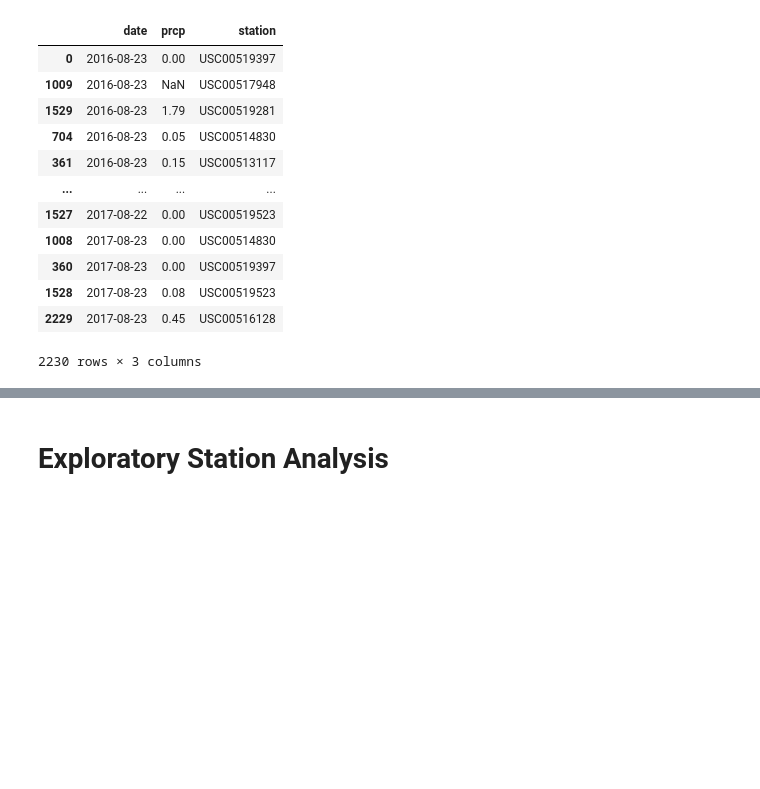
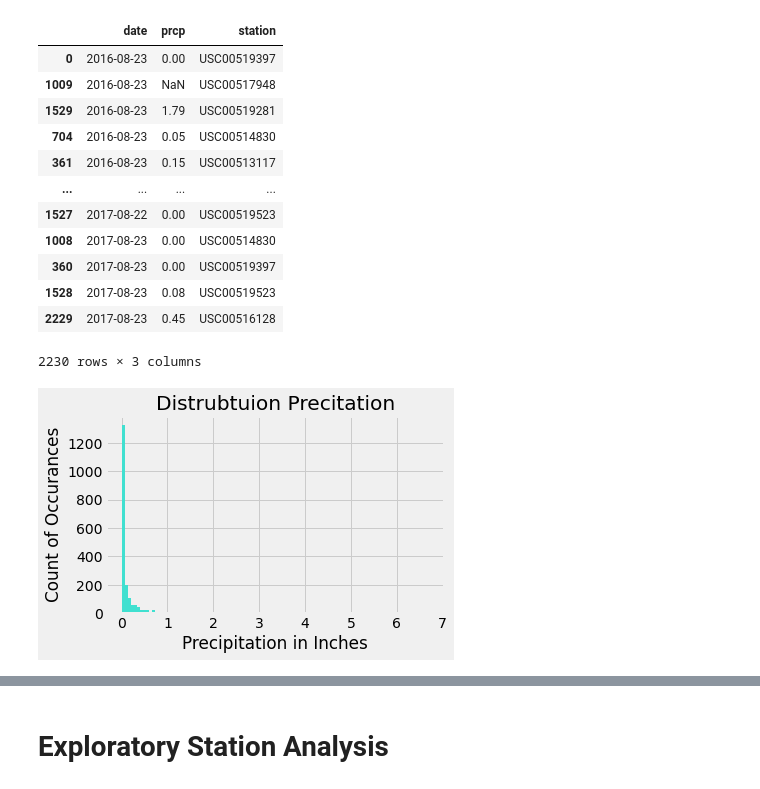
Before and after one commit to njmorr/sqlalchemy-challenge, a Jupyter notebook: climate_starter.ipynb, the cells around one changed output, grey strips where cells are left out. Cells and saved outputs as stored; diff of their text form; code cells hidden in the pictures; blank space fills up the shorter version.

```diff
--- a/climate_starter.ipynb
+++ b/climate_starter.ipynb
@@ -118,3 +117,14 @@ precip_df
 | 1528 | 2017-08-23 | 0.08 | USC00519523 |
 | 2229 | 2017-08-23 | 0.45 | USC00516128 |
 2230 rows × 3 columns
+# %%
+# Use Pandas Plotting with Matplotlib to plot the data
+precip_chart = precip_df.hist(column="prcp", bins=100, color="turquoise")
+plt.xlabel("Precipitation in Inches")
+plt.title("Distrubtuion Precitation")
+plt.ylabel("Count of Occurances")
+
+plt.tight_layout()
+plt.show()
+# %% [output]
+[figure, added]
```
Also changed, not shown: parts of 8 cells of this notebook.
